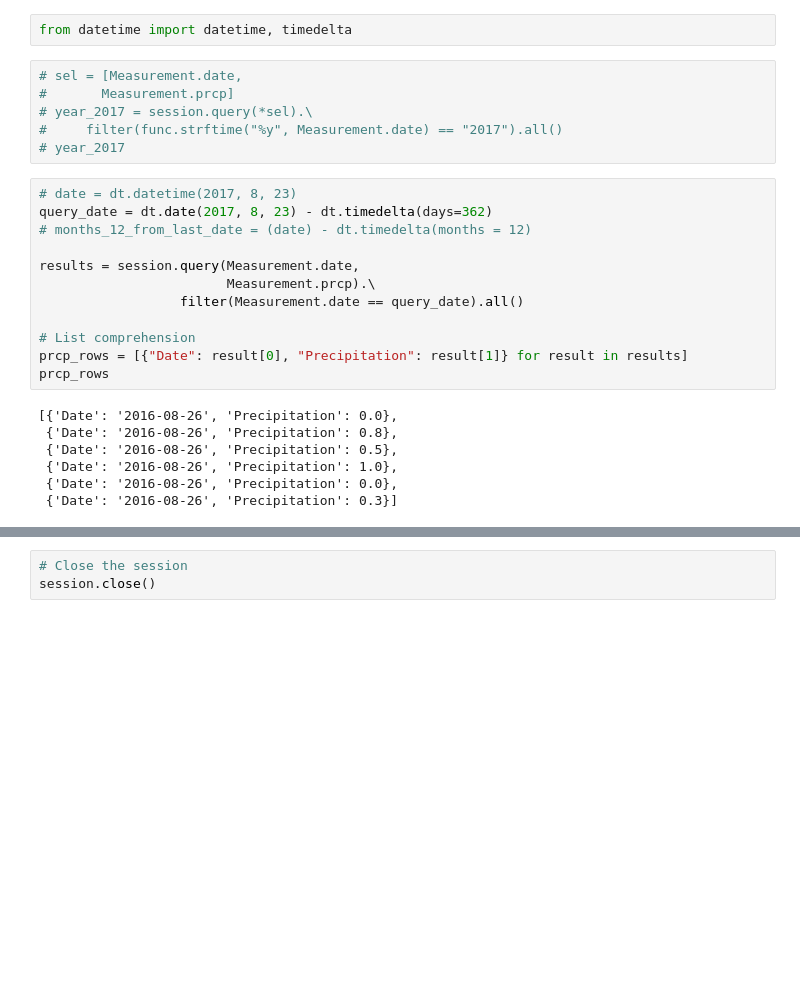
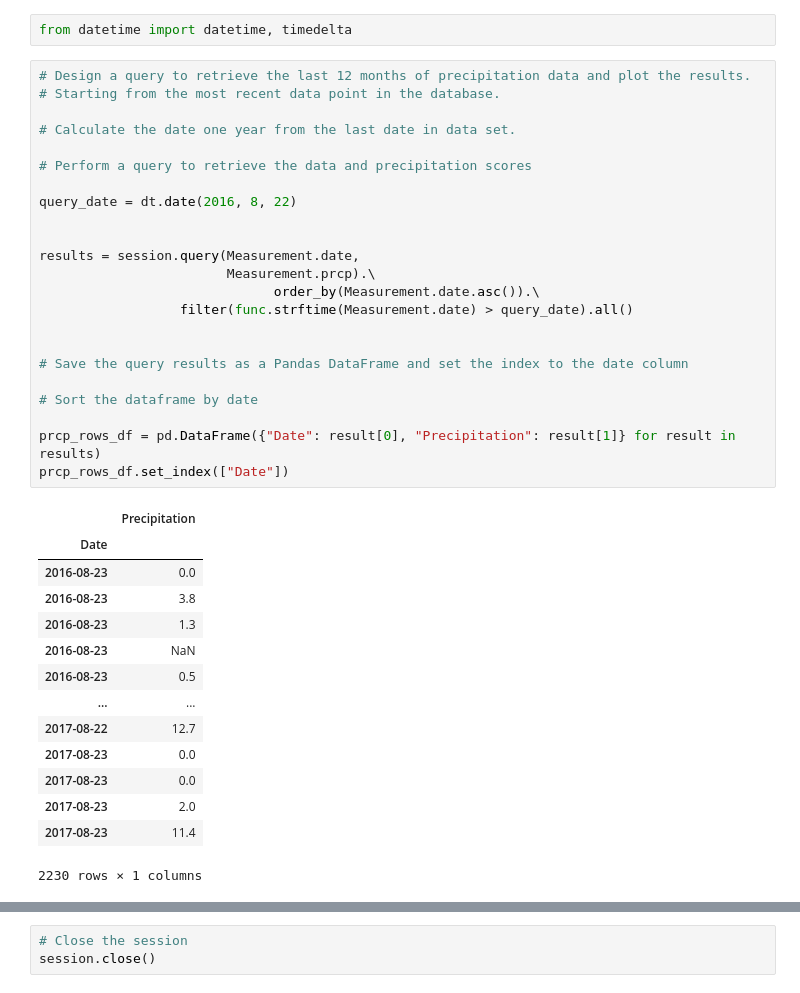
Before and after one commit to SandraBotica/sqlalchemy-challenge, a Jupyter notebook: SurfsUp/climate_starter.ipynb, the cells around one changed output, grey strips where cells are left out. Drawn from its saved outputs; the diff is of its cells as text; blank space fills up the shorter version.

```diff
--- a/SurfsUp/climate_starter.ipynb
+++ b/SurfsUp/climate_starter.ipynb
@@ -94,28 +88,41 @@ session.query(Measurement.date).order_by(Measurement.date.desc()).first()
 ('2017-08-23',)
 # %%
 from datetime import datetime, timedelta
-# %%
-# sel = [Measurement.date,
-#       Measurement.prcp]
-# year_2017 = session.query(*sel).\
-#     filter(func.strftime("%y", Measurement.date) == "2017").all()
-# year_2017
-# %%
-# date = dt.datetime(2017, 8, 23)
-query_date = dt.date(2017, 8, 23) - dt.timedelta(days=362)
-# months_12_from_last_date = (date) - dt.timedelta(months = 12)
-
-results = session.query(Measurement.date,
-                        Measurement.prcp).\
-                  filter(Measurement.date == query_date).all()
-
-# List comprehension
-prcp_rows = [{"Date": result[0], "Precipitation": result[1]} for result in results]
-prcp_rows
-# %% [output]
-[{'Date': '2016-08-26', 'Precipitation': 0.0},
- {'Date': '2016-08-26', 'Precipitation': 0.8},
- {'Date': '2016-08-26', 'Precipitation': 0.5},
- {'Date': '2016-08-26', 'Precipitation': 1.0},
- {'Date': '2016-08-26', 'Precipitation': 0.0},
- {'Date': '2016-08-26', 'Precipitation': 0.3}]
+# %%
+# Design a query to retrieve the last 12 months of precipitation data and plot the results.
+# Starting from the most recent data point in the database.
+
+# Calculate the date one year from the last date in data set.
+
+# Perform a query to retrieve the data and precipitation scores
+
+query_date = dt.date(2016, 8, 22)
+
+
+results = session.query(Measurement.date,
+                        Measurement.prcp).\
+                              order_by(Measurement.date.asc()).\
+                  filter(func.strftime(Measurement.date) > query_date).all()
+
+
+# Save the query results as a Pandas DataFrame and set the index to the date column
+
+# Sort the dataframe by date
+
+prcp_rows_df = pd.DataFrame({"Date": result[0], "Precipitation": result[1]} for result in results)
+prcp_rows_df.set_index(["Date"])
+# %% [output]
+|  | Precipitation |
+| Date |  |
+| 2016-08-23 | 0.0 |
+| 2016-08-23 | 3.8 |
+| 2016-08-23 | 1.3 |
+| 2016-08-23 | NaN |
+| 2016-08-23 | 0.5 |
+| ... | ... |
+| 2017-08-22 | 12.7 |
+| 2017-08-23 | 0.0 |
+| 2017-08-23 | 0.0 |
+| 2017-08-23 | 2.0 |
+| 2017-08-23 | 11.4 |
+2230 rows × 1 columns
```
Also changed, not shown: parts of 21 cells of this notebook, 1 other file.
